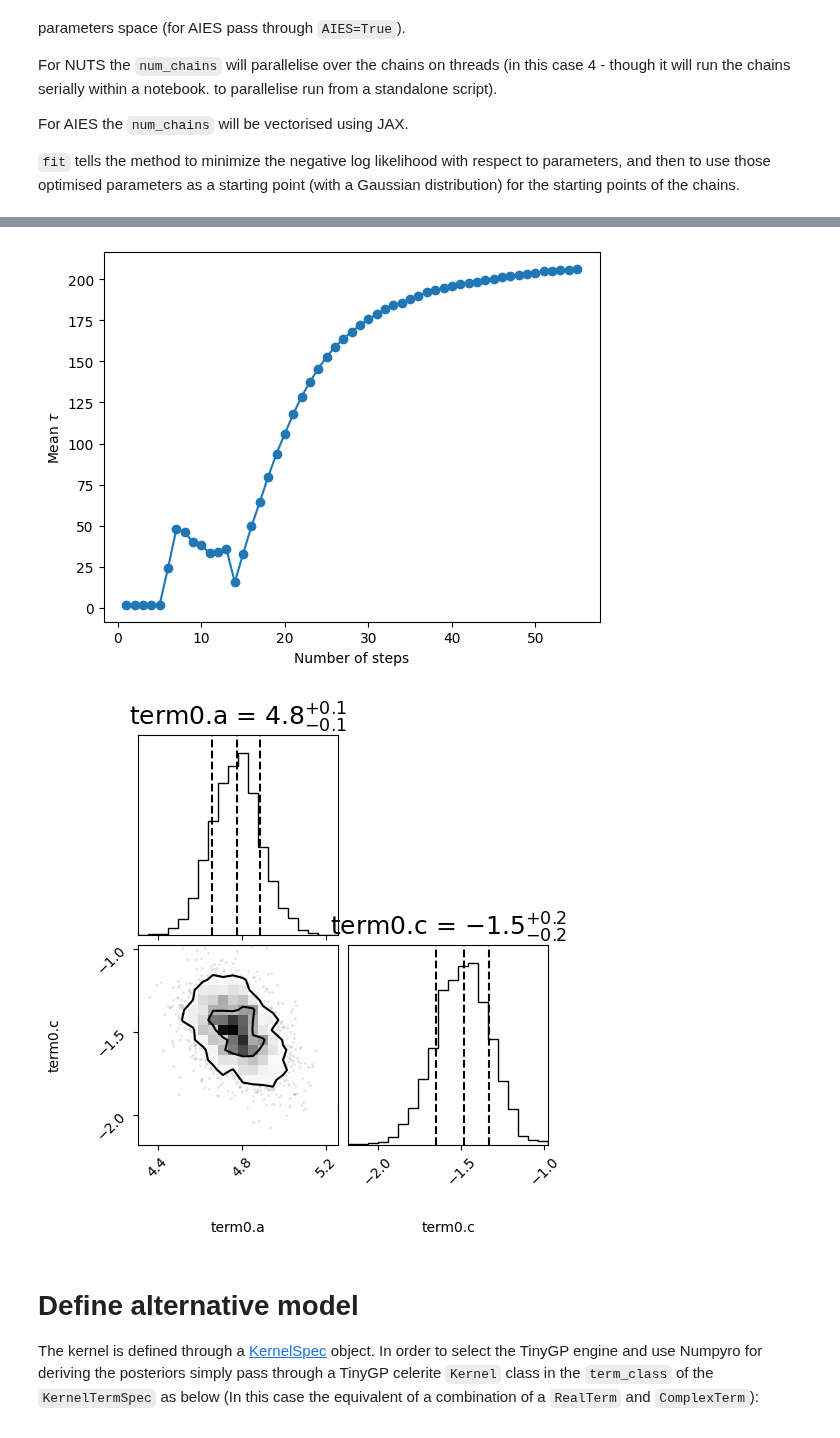
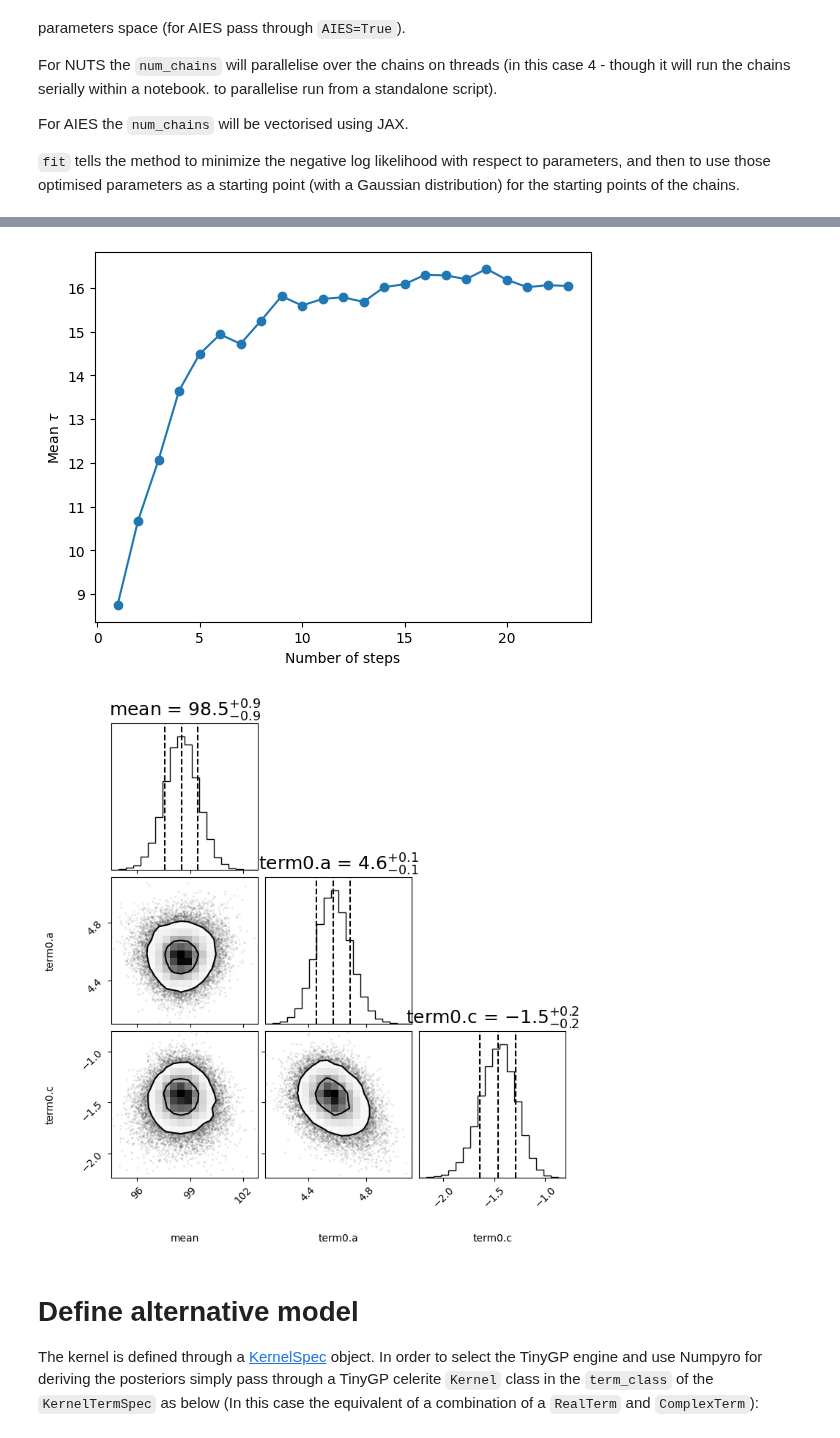
Before and after one commit to andresgur/mind_the_gaps, a Jupyter notebook: docs/notebooks/TinyGP/tutorial_ppp_tinygp.ipynb, the cells around one changed output, grey strips where cells are left out. Saved outputs shown, nothing was run; the diff lists cells and outputs as text; code cells hidden in the pictures.

Commit message:
Couple of fixes and include a burnin for celerite engine

```diff
--- a/docs/notebooks/TinyGP/tutorial_ppp_tinygp.ipynb
+++ b/docs/notebooks/TinyGP/tutorial_ppp_tinygp.ipynb
@@ -69,13 +69,13 @@ null_kernel_spec = KernelSpec(
                     "a": KernelParameterSpec(
                         value=jnp.log(variance_drw),
                         prior=dist.Uniform,
-                        bounds=(-10.0, 50.0),
+                        bounds=(-10.0, 10.0),
                     ),
                     "b": KernelParameterSpec(value=-1e20, zeroed=True),
                     "c": KernelParameterSpec(
                         value=jnp.log(w_bend),
                         prior=dist.Uniform,
-                        bounds=(-10.0, 10.0),
+                        bounds=(-5.0, 5.0),
                     ),
                     "d": KernelParameterSpec(value=-1e20, zeroed=True),
                 },
@@ -95,7 +95,7 @@ For AIES the `num_chains` will be vectorised using JAX.
 
 `fit` tells the method to minimize the negative log likelihood with respect to parameters, and then to use those optimised parameters as a starting point (with a Gaussian distribution) for the starting points of the chains.
 # %%
-null_model.derive_posteriors(fit=True, max_steps=25000, num_chains=20, num_warmup=1000, converge_steps=500, progress=False,aies=True)
+null_model.derive_posteriors(fit=True, max_steps=25000, num_chains=20, burnin=3000, converge_steps=500, progress=False,aies=True)
 null_model.plot_autocorrelation()
 null_model.corner_plot_samples()
 # %% [output]
@@ -119,5 +119,5 @@ MCMC converged after 21000 steps.
-[figure, old version]
+[figure, new version]
-[figure, old version]
+[figure, new version]
 # %% [markdown]
 # Define alternative model
 
```
Also changed, not shown: parts of 7 cells of this notebook, 11 other files.
